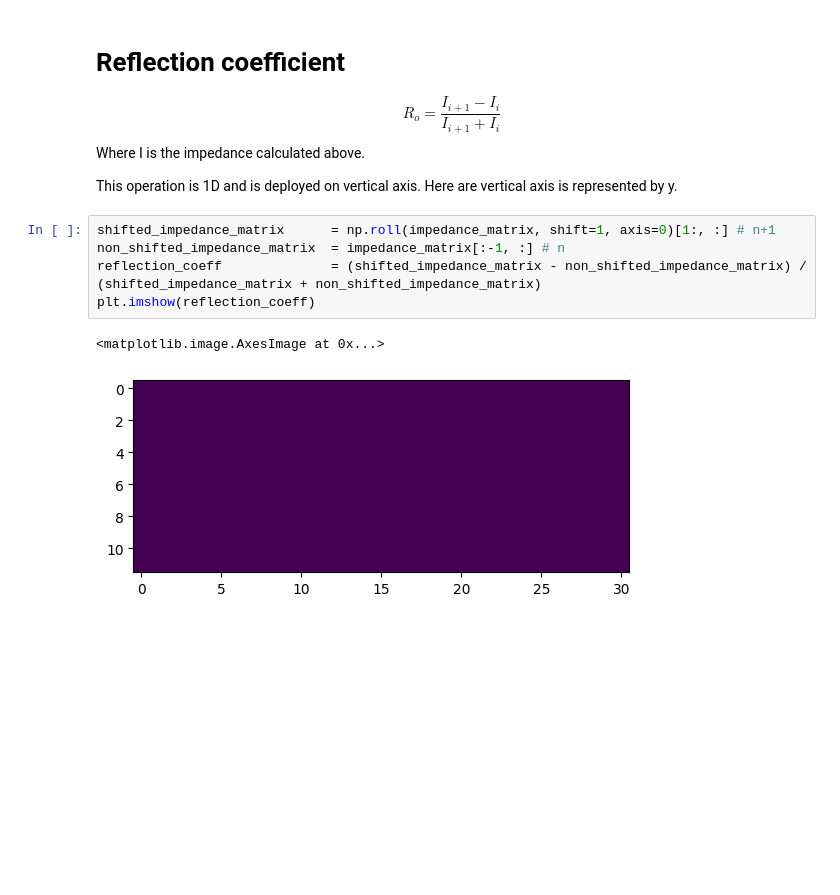
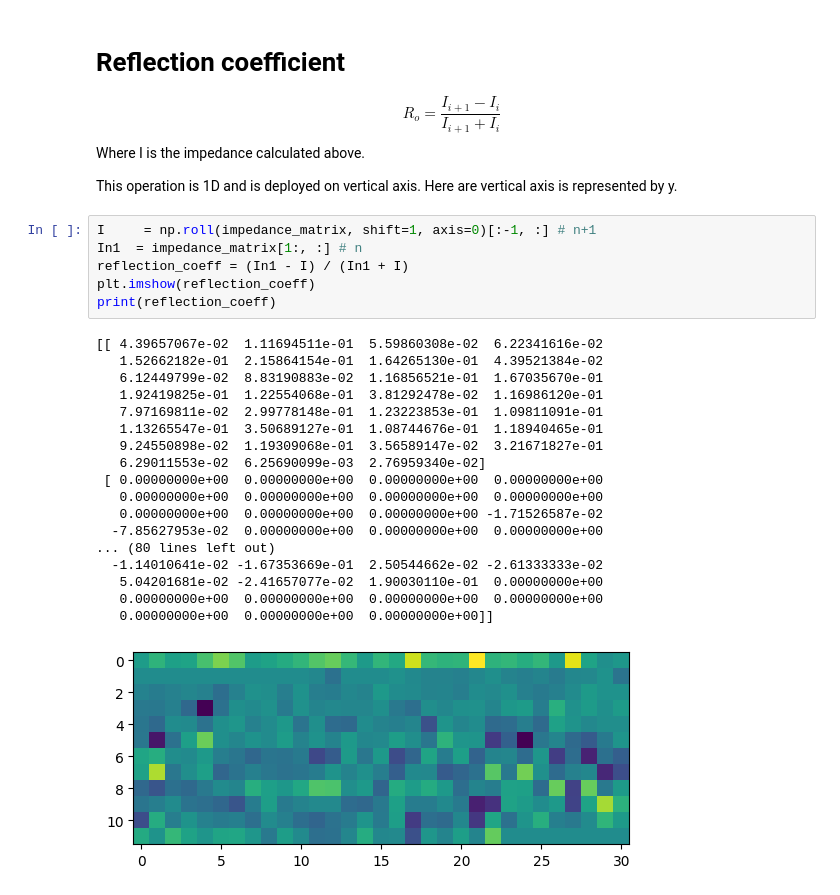
Before and after one commit to Dunckleosteus/seismic, a Jupyter notebook: seismic.ipynb, the cells around one changed output. Saved outputs shown, nothing was run; the diff lists cells and outputs as text; blank space fills up the shorter version.

Commit message:
Accoustic impedance implemented

```diff
--- a/seismic.ipynb
+++ b/seismic.ipynb
@@ -93,10 +93,27 @@ Where I is the impedance calculated above.
 
 This operation is 1D and is deployed on vertical axis. Here are vertical axis is represented by y.
 # %%
-shifted_impedance_matrix      = np.roll(impedance_matrix, shift=1, axis=0)[1:, :] # n+1
-non_shifted_impedance_matrix  = impedance_matrix[:-1, :] # n
-reflection_coeff              = (shifted_impedance_matrix - non_shifted_impedance_matrix) / (shifted_impedance_matrix + non_shifted_impedance_matrix)
+I     = np.roll(impedance_matrix, shift=1, axis=0)[:-1, :] # n+1
+In1  = impedance_matrix[1:, :] # n
+reflection_coeff = (In1 - I) / (In1 + I)
 plt.imshow(reflection_coeff)
+print(reflection_coeff)
 # %% [output]
-<matplotlib.image.AxesImage at 0x...>
+[[ 4.39657067e-02  1.11694511e-01  5.59860308e-02  6.22341616e-02
+   1.52662182e-01  2.15864154e-01  1.64265130e-01  4.39521384e-02
+   6.12449799e-02  8.83190883e-02  1.16856521e-01  1.67035670e-01
+   1.92419825e-01  1.22554068e-01  3.81292478e-02  1.16986120e-01
+   7.97169811e-02  2.99778148e-01  1.23223853e-01  1.09811091e-01
+   1.13265547e-01  3.50689127e-01  1.08744676e-01  1.18940465e-01
+   9.24550898e-02  1.19309068e-01  3.56589147e-02  3.21671827e-01
+   6.29011553e-02  6.25690099e-03  2.76959340e-02]
+ [ 0.00000000e+00  0.00000000e+00  0.00000000e+00  0.00000000e+00
+   0.00000000e+00  0.00000000e+00  0.00000000e+00  0.00000000e+00
+   0.00000000e+00  0.00000000e+00  0.00000000e+00 -1.71526587e-02
+  -7.85627953e-02  0.00000000e+00  0.00000000e+00  0.00000000e+00
+... (80 lines left out)
+  -1.14010641e-02 -1.67353669e-01  2.50544662e-02 -2.61333333e-02
+   5.04201681e-02 -2.41657077e-02  1.90030110e-01  0.00000000e+00
+   0.00000000e+00  0.00000000e+00  0.00000000e+00  0.00000000e+00
+   0.00000000e+00  0.00000000e+00  0.00000000e+00]]
-[figure, old version]
+[figure, new version]
```
